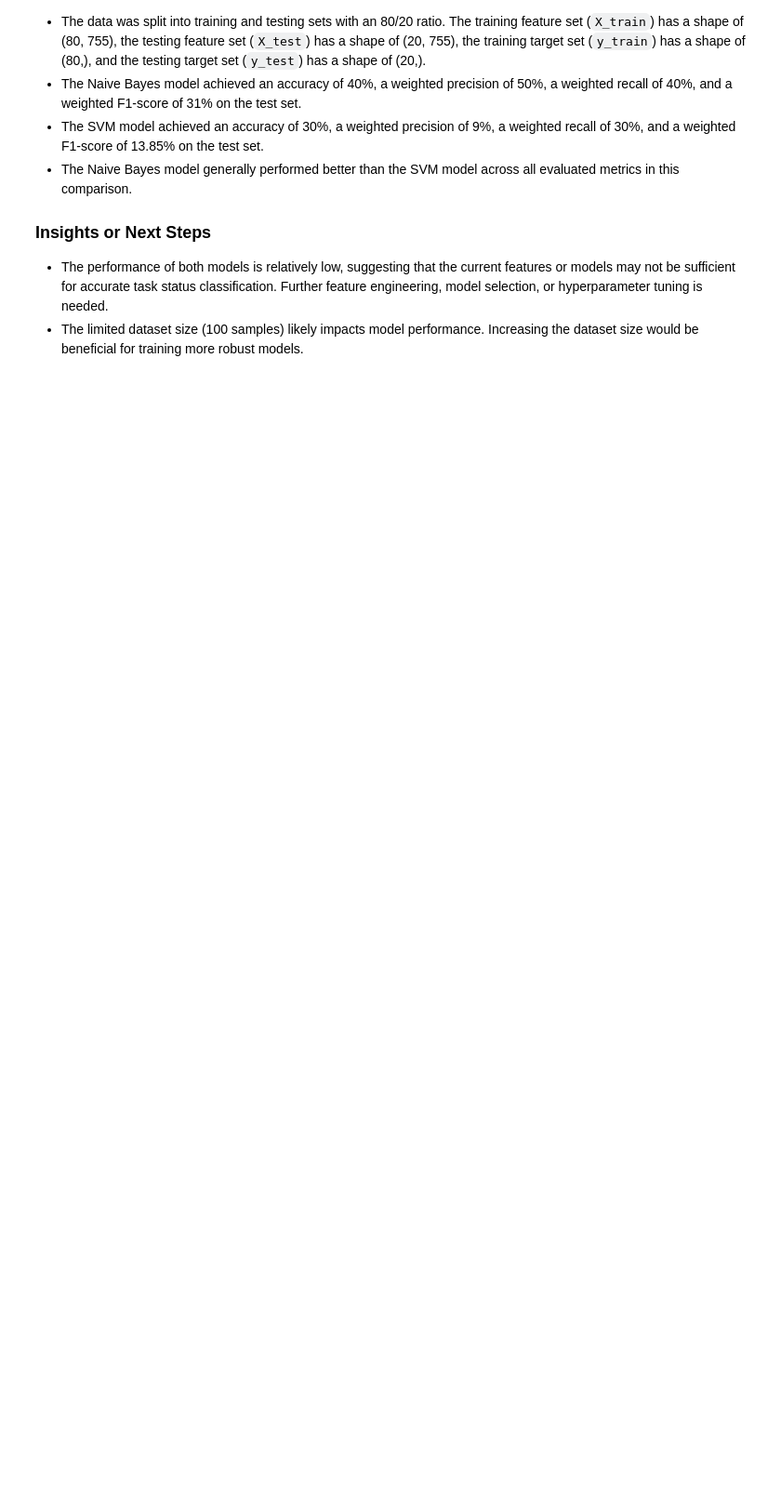
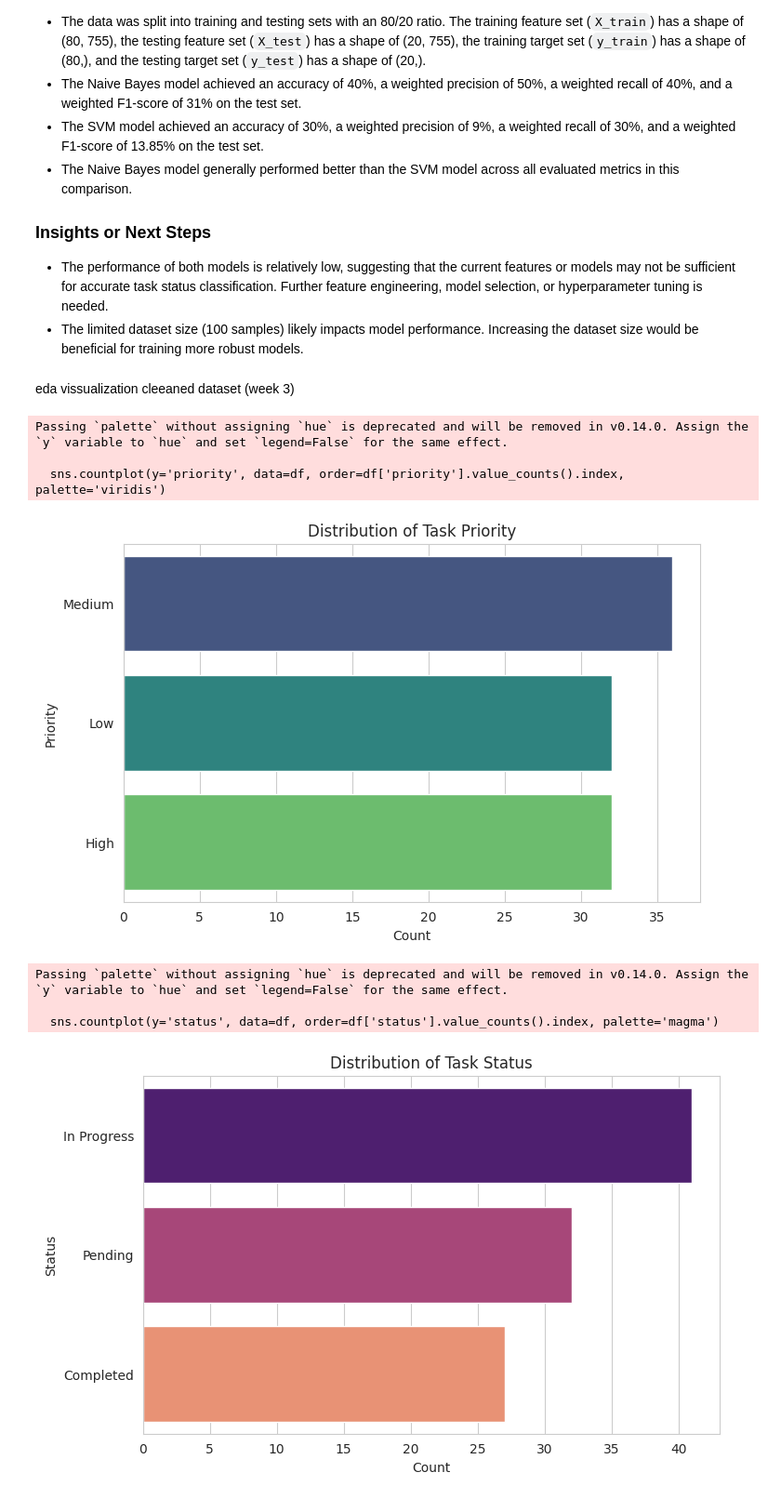
Before and after one commit to Munshid-mhd/AI-TASK-MANAGMENT-SYSTEM, a Jupyter notebook: AI_Task_Managment.ipynb, the cells around one changed output. Shown: that part at 93% size. Saved outputs shown, nothing was run; the diff lists cells and outputs as text; code cells hidden in the pictures; blank space fills up the shorter version.

```diff
--- a/AI_Task_Managment.ipynb
+++ b/AI_Task_Managment.ipynb
@@ -605,3 +605,65 @@ Potential Reasons for Performance Differences:
 
 *   The performance of both models is relatively low, suggesting that the current features or models may not be sufficient for accurate task status classification. Further feature engineering, model selection, or hyperparameter tuning is needed.
 *   The limited dataset size (100 samples) likely impacts model performance. Increasing the dataset size would be beneficial for training more robust models.
+# %% [markdown]
+eda vissualization cleeaned dataset (week 3)
+# %%
+import matplotlib.pyplot as plt
+import seaborn as sns
+
+# Set a style for better visualization
+sns.set_style('whitegrid')
+
+# 1. Distribution of Task Priority
+plt.figure(figsize=(8, 5))
+sns.countplot(y='priority', data=df, order=df['priority'].value_counts().index, palette='viridis')
+plt.title('Distribution of Task Priority')
+plt.xlabel('Count')
+plt.ylabel('Priority')
+plt.show()
+
+# 2. Distribution of Task Status
+plt.figure(figsize=(8, 5))
+sns.countplot(y='status', data=df, order=df['status'].value_counts().index, palette='magma')
+plt.title('Distribution of Task Status')
+plt.xlabel('Count')
+plt.ylabel('Status')
+plt.show()
+
+# 3. Task Status by Priority (Bivariate Analysis)
+plt.figure(figsize=(10, 6))
+sns.countplot(x='priority', hue='status', data=df, palette='Set1',
+              order=['High', 'Medium', 'Low'])
+plt.title('Task Status by Priority')
+plt.xlabel('Priority')
+plt.ylabel('Count')
+plt.legend(title='Status')
+plt.show()
+
+# 4. Distribution of Tasks by Due Day of the Week
+# Use the engineered feature 'due_day_of_week'
+day_order = ['Monday', 'Tuesday', 'Wednesday', 'Thursday', 'Friday', 'Saturday', 'Sunday']
+plt.figure(figsize=(10, 6))
+sns.countplot(x='due_day_of_week', data=df, order=day_order, palette='cividis')
+plt.title('Distribution of Task Deadlines by Day of the Week')
+plt.xlabel('Day of the Week')
+plt.ylabel('Count')
+plt.show()
+
+# 5. Top 10 Assigned Users
+top_users = df['assigned_user'].value_counts().nlargest(10).index
+plt.figure(figsize=(12, 6))
+sns.countplot(y='assigned_user', data=df, order=top_users, palette='Spectral')
+plt.title('Top 10 Most Assigned Users')
+plt.xlabel('Number of Tasks Assigned')
+plt.ylabel('Assigned User')
+plt.show()
+# %% [output]
+Passing `palette` without assigning `hue` is deprecated and will be removed in v0.14.0. Assign the `y` variable to `hue` and set `legend=False` for the same effect.
+
+  sns.countplot(y='priority', data=df, order=df['priority'].value_counts().index, palette='viridis')
+[figure, added]
+Passing `palette` without assigning `hue` is deprecated and will be removed in v0.14.0. Assign the `y` variable to `hue` and set `legend=False` for the same effect.
+
+  sns.countplot(y='status', data=df, order=df['status'].value_counts().index, palette='magma')
+[figure, added]
```
Also changed, not shown: parts of 1 cell of this notebook.
